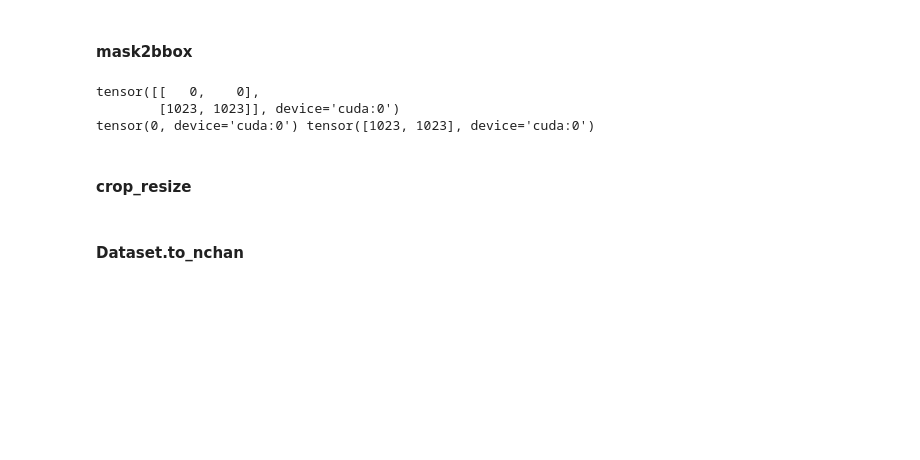
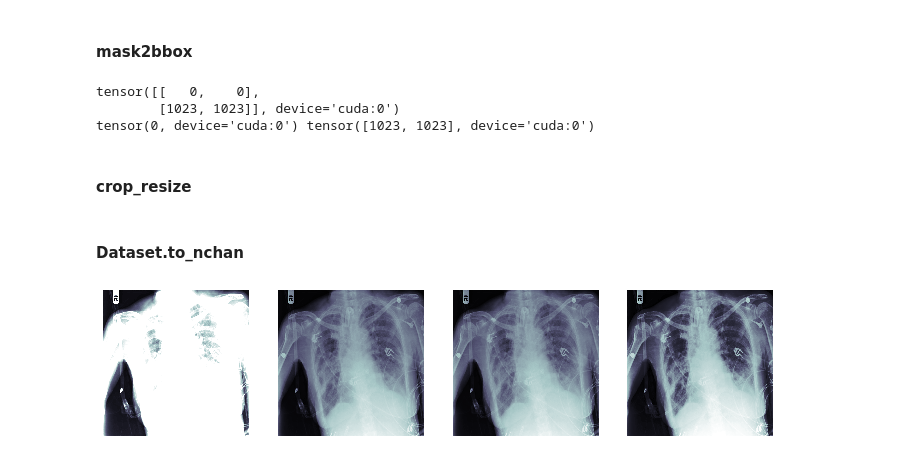
Before and after one commit to asvcode/covid19-translations, a Jupyter notebook: _notebooks/2020-04-28-Medical-Imaging-Part2.ipynb, the cells around one changed output. Saved outputs shown, nothing was run; the diff lists cells and outputs as text; code cells hidden in the pictures; blank space fills up the shorter version.

```diff
--- a/_notebooks/2020-04-28-Medical-Imaging-Part2.ipynb
+++ b/_notebooks/2020-04-28-Medical-Imaging-Part2.ipynb
@@ -147,0 +150,4 @@ def crop_resize(x, crops, new_sz):
+# %%
+show_images(dimg.to_nchan([dicom_windows.brain,dicom_windows.subdural,dicom_windows.abdomen_soft]))
+# %% [output]
+[figure, added]
```
Also changed, not shown: parts of 8 cells of this notebook.
